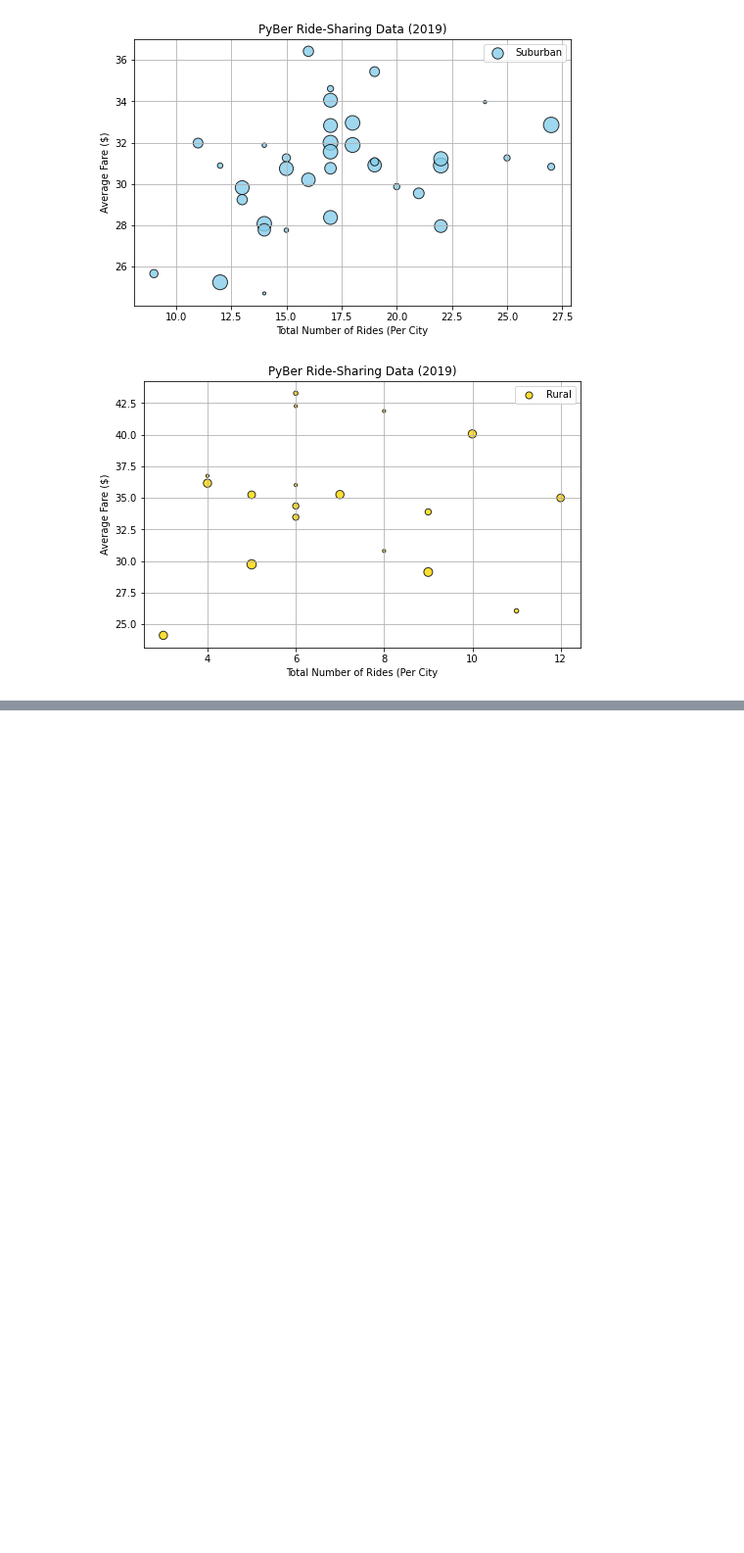
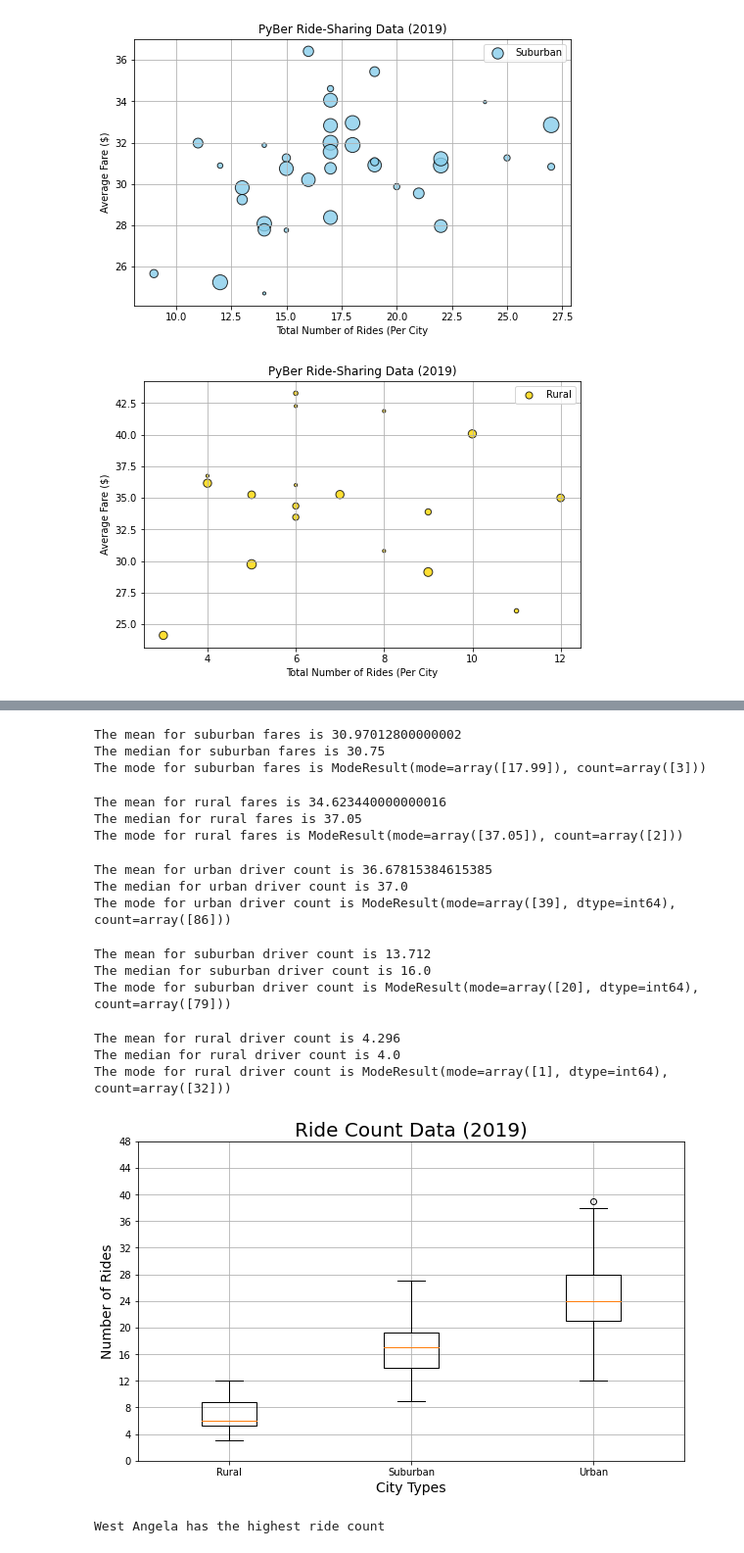
Before and after one commit to bradydwilton/PyBer_Analysis, a Jupyter notebook: PyBer.ipynb, the cells around one changed output, grey strips where cells are left out. Shown at 98% size. Drawn from its saved outputs; the diff is of its cells as text; code cells hidden in the pictures; blank space fills up the shorter version.

```diff
--- a/PyBer.ipynb
+++ b/PyBer.ipynb
@@ -323,0 +467,60 @@ plt.savefig('analysis\Fig1.png')
+# %%
+print(f"The mean for suburban fares is {np.mean(suburban_cities_df['fare'])}")
+print(f"The median for suburban fares is {np.median(suburban_cities_df['fare'])}")
+print(f"The mode for suburban fares is {sts.mode(suburban_cities_df['fare'])}")
+# %% [output]
+The mean for suburban fares is 30.97012800000002
+The median for suburban fares is 30.75
+The mode for suburban fares is ModeResult(mode=array([17.99]), count=array([3]))
+# %%
+print(f"The mean for rural fares is {np.mean(rural_cities_df['fare'])}")
+print(f"The median for rural fares is {np.median(rural_cities_df['fare'])}")
+print(f"The mode for rural fares is {sts.mode(rural_cities_df['fare'])}")
+# %% [output]
+The mean for rural fares is 34.623440000000016
+The median for rural fares is 37.05
+The mode for rural fares is ModeResult(mode=array([37.05]), count=array([2]))
+# %%
+print(f"The mean for urban driver count is {np.mean(urban_cities_df['driver_count'])}")
+print(f"The median for urban driver count is {np.median(urban_cities_df['driver_count'])}")
+print(f"The mode for urban driver count is {sts.mode(urban_cities_df['driver_count'])}")
+# %% [output]
+The mean for urban driver count is 36.67815384615385
+The median for urban driver count is 37.0
+The mode for urban driver count is ModeResult(mode=array([39], dtype=int64), count=array([86]))
+# %%
+print(f"The mean for suburban driver count is {np.mean(suburban_cities_df['driver_count'])}")
+print(f"The median for suburban driver count is {np.median(suburban_cities_df['driver_count'])}")
+print(f"The mode for suburban driver count is {sts.mode(suburban_cities_df['driver_count'])}")
+# %% [output]
+The mean for suburban driver count is 13.712
+The median for suburban driver count is 16.0
+The mode for suburban driver count is ModeResult(mode=array([20], dtype=int64), count=array([79]))
+# %%
+print(f"The mean for rural driver count is {np.mean(rural_cities_df['driver_count'])}")
+print(f"The median for rural driver count is {np.median(rural_cities_df['driver_count'])}")
+print(f"The mode for rural driver count is {sts.mode(rural_cities_df['driver_count'])}")
+# %% [output]
+The mean for rural driver count is 4.296
+The median for rural driver count is 4.0
+The mode for rural driver count is ModeResult(mode=array([1], dtype=int64), count=array([32]))
+# %%
+x_labels = ['Urban', 'Suburban','Rural']
+ride_count_data = [urban_ride_count, suburban_ride_count, rural_ride_count]
+fig, ax = plt.subplots(figsize=(10,6))
+ax.boxplot(ride_count_data, labels=x_labels)
+ax.set_title('Ride Count Data (2019)',fontsize=20)
+ax.set_ylabel('Number of Rides',fontsize=14)
+ax.set_xlabel('City Types',fontsize=14)
+ax.set_yticks(np.arange(0,51,step=4))
+ax.grid()
+plt.gca().invert_xaxis()
+plt.savefig("analysis/fig2.png")
+plt.show()
+# %% [output]
+[figure, added]
+# %%
+urban_city_outlier = urban_ride_count[urban_ride_count==39].index[0]
+print(f'{urban_city_outlier} has the highest ride count')
+# %% [output]
+West Angela has the highest ride count
```
Also changed, not shown: parts of 22 cells of this notebook, 5 other files.
